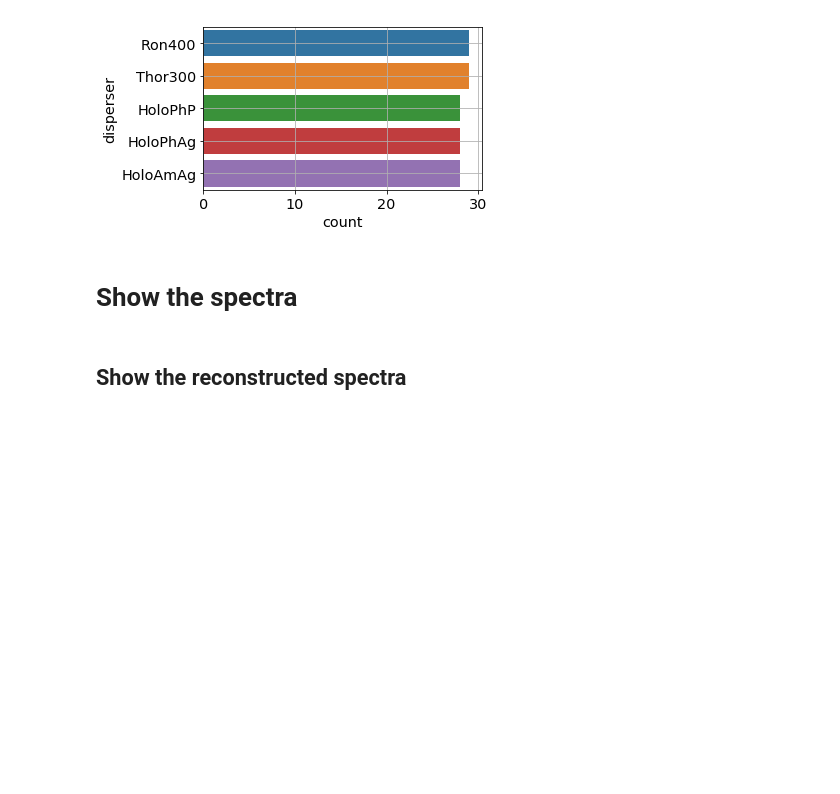
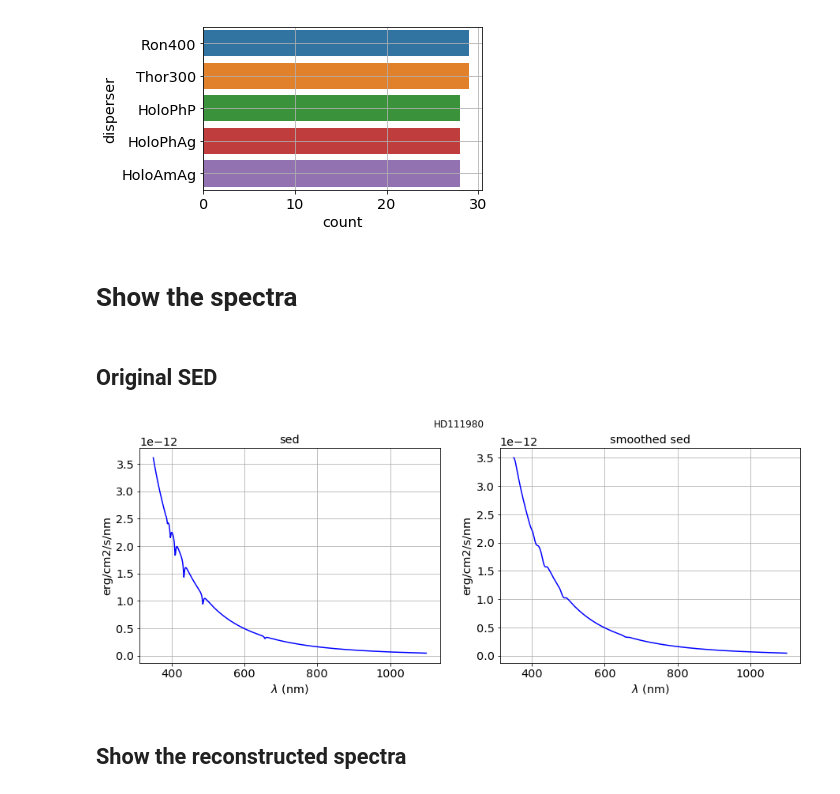
Before and after one commit to sylvielsstfr/SpectractorAnaAtm, a Jupyter notebook: ana_30may17/HD111980/GetDisperserTransmission.ipynb, the cells around one changed output. Drawn from its saved outputs; the diff is of its cells as text; code cells hidden in the pictures; blank space fills up the shorter version.

```diff
--- a/ana_30may17/HD111980/GetDisperserTransmission.ipynb
+++ b/ana_30may17/HD111980/GetDisperserTransmission.ipynb
@@ -569,6 +564,12 @@ sel_obs_HoloPhAg=sel2_obs.loc[sel2_obs['disperser'].isin(['HoloPhAg'])]
 sel_obs_HoloAmAg=sel2_obs.loc[sel2_obs['disperser'].isin(['HoloAmAg'])]
 # %% [markdown]
 # Show the spectra
+# %% [markdown]
+## Original SED
+# %%
+PlotSED(list_of_objects_str)
+# %% [output]
+[figure, added]
 # %% [markdown]
 ## Show the reconstructed spectra
 # %%
```
Also changed, not shown: parts of 13 cells of this notebook, 2 other files.
